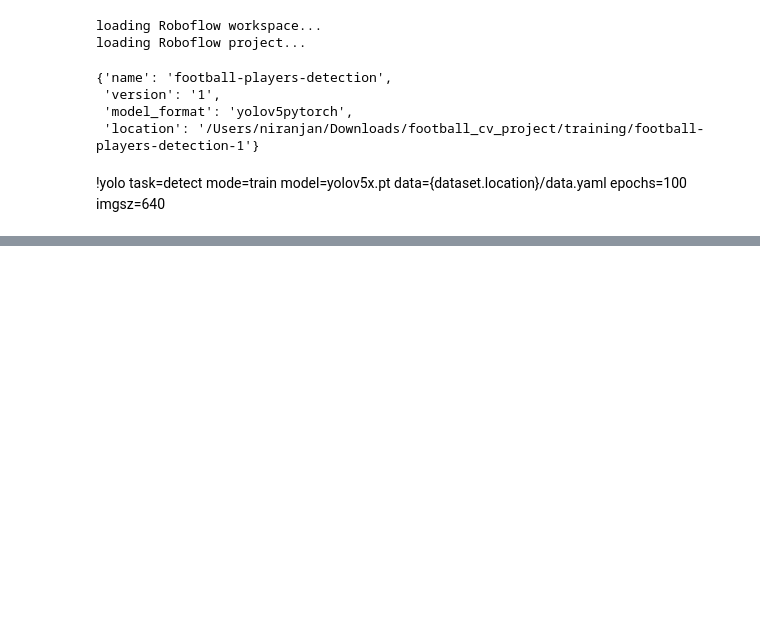
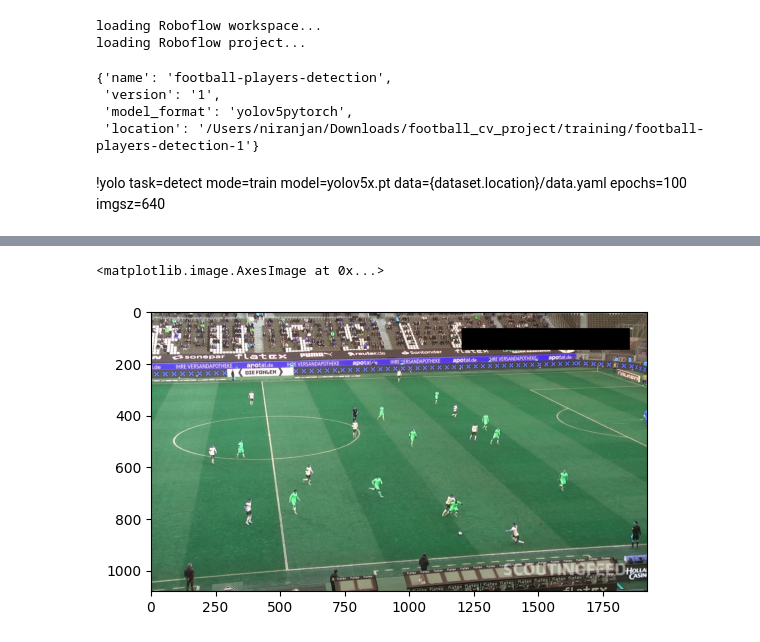
Before and after one commit to snr16/Football_cv, a Jupyter notebook: training/football_training_yolo_v5.ipynb, the cells around one changed output, grey strips where cells are left out. Cells and saved outputs as stored; diff of their text form; code cells hidden in the pictures; blank space fills up the shorter version.

```diff
--- a/training/football_training_yolo_v5.ipynb
+++ b/training/football_training_yolo_v5.ipynb
@@ -28,0 +72,5 @@ for dir in [d for d in base_path.iterdir() if d.is_dir()]:
+# %%
+plt.imshow(frames[0][:,:])
+# %% [output]
+<matplotlib.image.AxesImage at 0x...>
+[figure, added]
```
Also changed, not shown: parts of 12 cells of this notebook, 15 other files.
